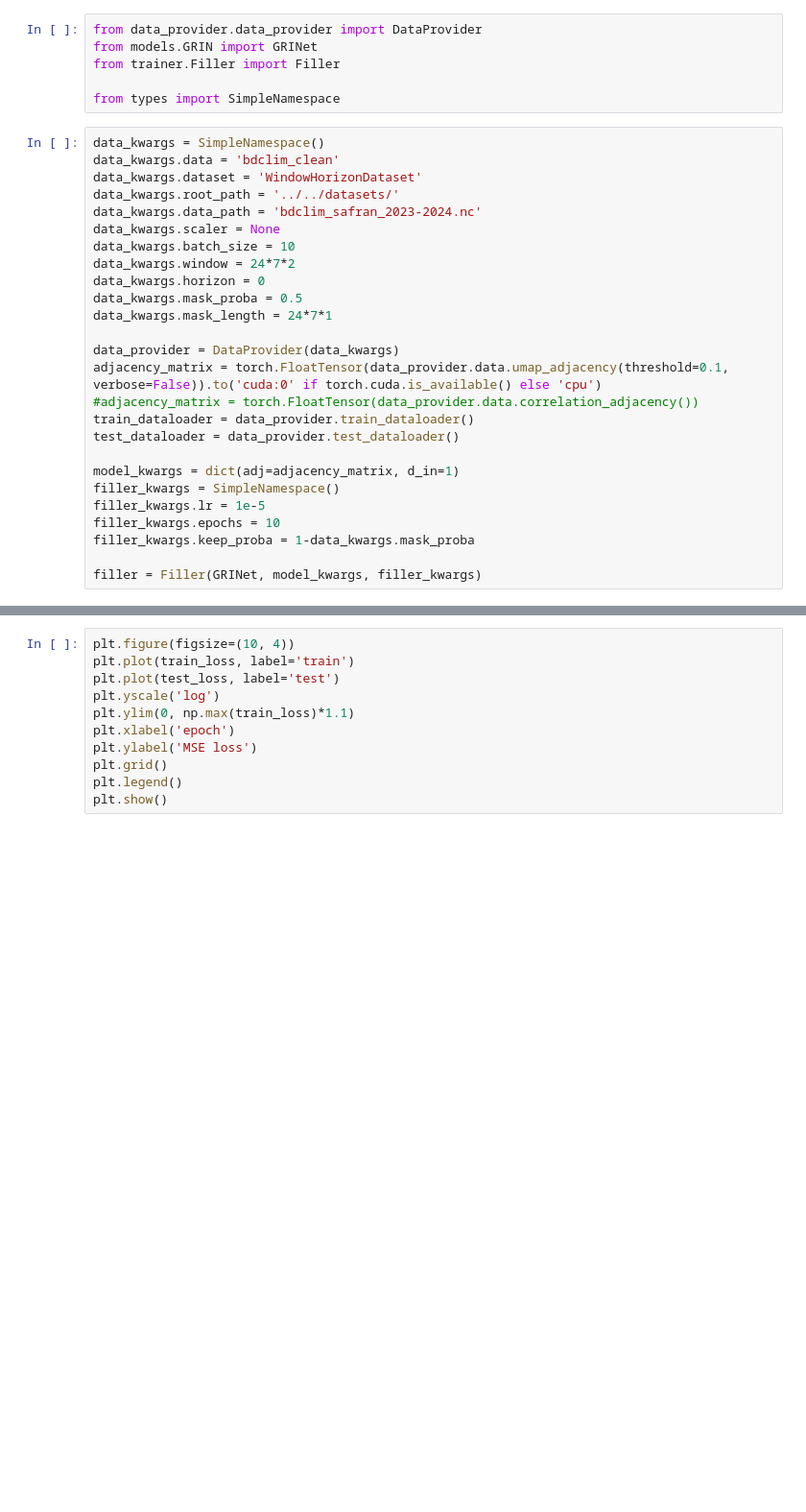
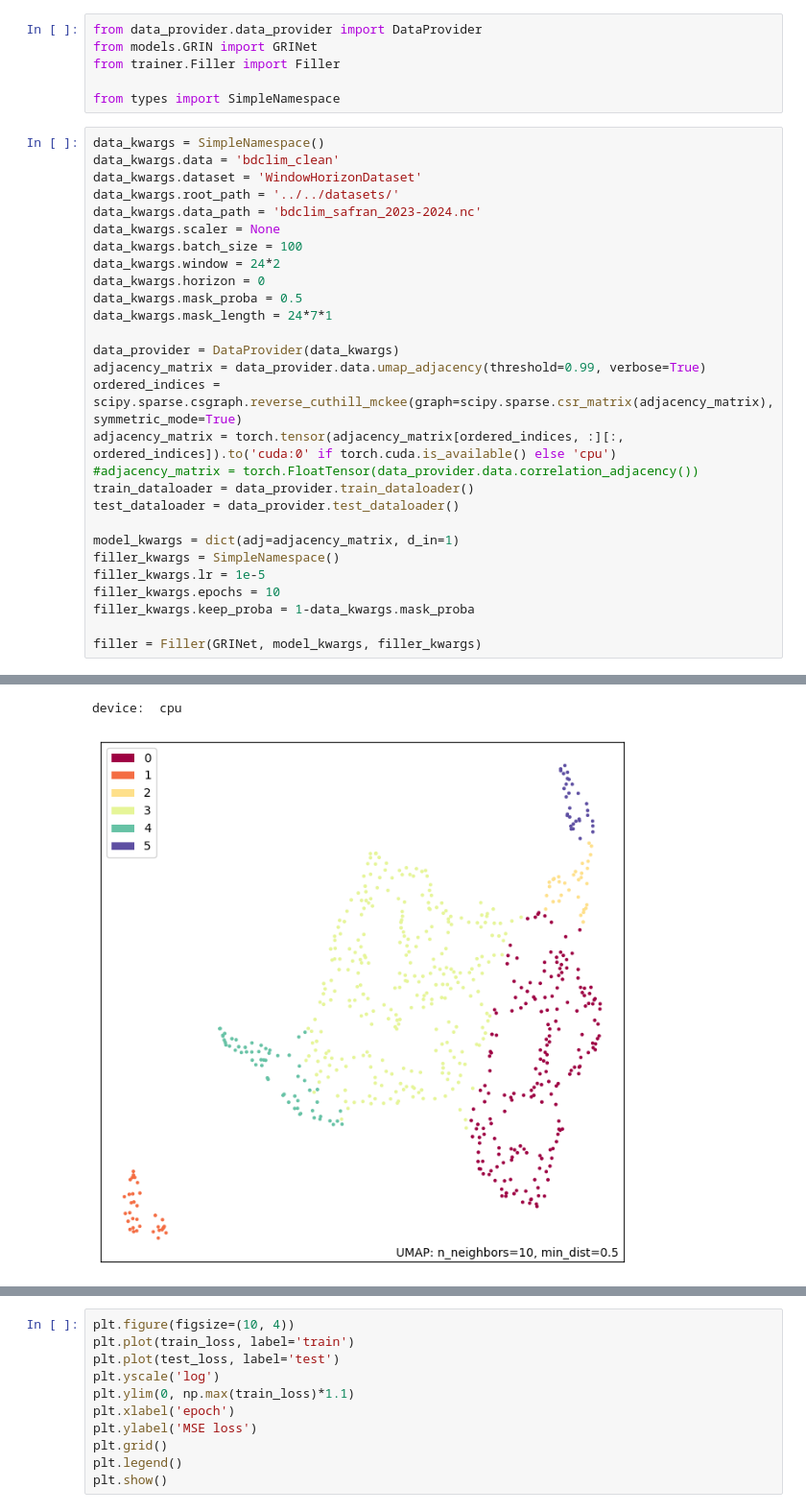
Before and after one commit to leocatteau/Meteo-France, a Jupyter notebook: notebook_guides/neural_networks.ipynb, the cells around one changed output, grey strips where cells are left out. Shown at 96% size. Drawn from its saved outputs; the diff is of its cells as text; blank space fills up the shorter version.

Commit message:
debug linear avec tensors, encore enorme bug sur GRIN

```diff
--- a/notebook_guides/neural_networks.ipynb
+++ b/notebook_guides/neural_networks.ipynb
@@ -93,14 +102,16 @@ data_kwargs.dataset = 'WindowHorizonDataset'
 data_kwargs.root_path = '../../datasets/'
 data_kwargs.data_path = 'bdclim_safran_2023-2024.nc'
 data_kwargs.scaler = None
-data_kwargs.batch_size = 10
-data_kwargs.window = 24*7*2
+data_kwargs.batch_size = 100
+data_kwargs.window = 24*2
 data_kwargs.horizon = 0
 data_kwargs.mask_proba = 0.5
 data_kwargs.mask_length = 24*7*1
 
 data_provider = DataProvider(data_kwargs)
-adjacency_matrix = torch.FloatTensor(data_provider.data.umap_adjacency(threshold=0.1, verbose=False)).to('cuda:0' if torch.cuda.is_available() else 'cpu')
+adjacency_matrix = data_provider.data.umap_adjacency(threshold=0.99, verbose=True)
+ordered_indices = scipy.sparse.csgraph.reverse_cuthill_mckee(graph=scipy.sparse.csr_matrix(adjacency_matrix), symmetric_mode=True)
+adjacency_matrix = torch.tensor(adjacency_matrix[ordered_indices, :][:, ordered_indices]).to('cuda:0' if torch.cuda.is_available() else 'cpu')
 #adjacency_matrix = torch.FloatTensor(data_provider.data.correlation_adjacency())
 train_dataloader = data_provider.train_dataloader()
 test_dataloader = data_provider.test_dataloader()
@@ -117,0 +130,2 @@ KeyboardInterrupt:
+device:  cpu
+[figure, added]
```
Also changed, not shown: parts of 6 cells of this notebook, 6 other files.
